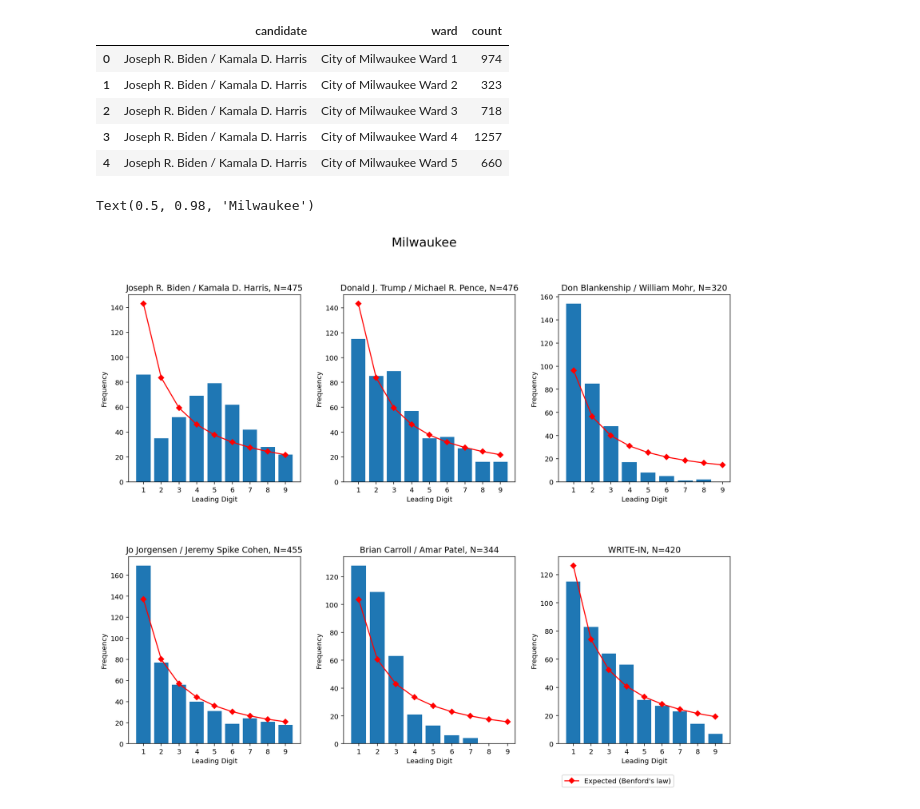
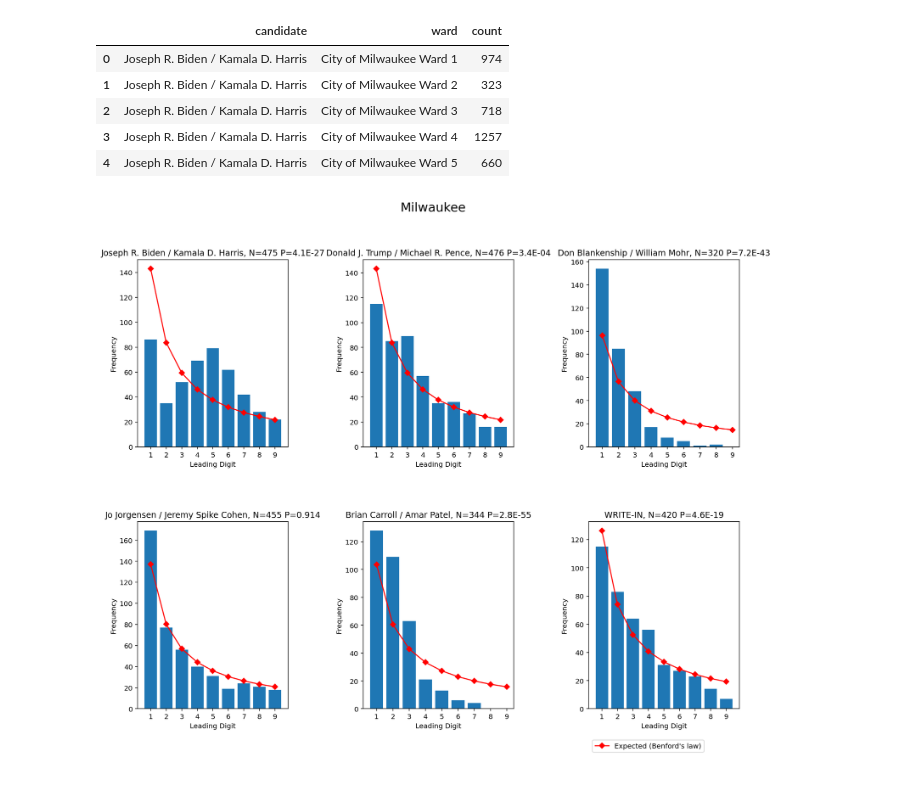
Before and after one commit to cjph8914/2020_benfords, a Jupyter notebook: Milwaukee_Wards_Benfords_Data.ipynb, the cells around one changed output. Cells and saved outputs as stored; diff of their text form; code cells hidden in the pictures.

```diff
--- a/Milwaukee_Wards_Benfords_Data.ipynb
+++ b/Milwaukee_Wards_Benfords_Data.ipynb
@@ -7,6 +7,9 @@
 import numpy as np
 import matplotlib.pyplot as plt
 import pandas as pd
+
+from benfordslaw import benfordslaw
+bl = benfordslaw(verbose=0)
 # %%
 import requests
 url = 'https://county.milwaukee.gov/EN/County-Clerk/Off-Nav/Election-Results/Election-Results-Fall-2020'
@@ -64,39 +67,45 @@ unstacked_data.head()
 
 fig, axs = plt.subplots(2, 3, figsize=(16, 12))
 fig.tight_layout(rect=[0.1, 0.1, 0.9, 0.9])
-plt.subplots_adjust(hspace=0.4, wspace=0.25)
+plt.subplots_adjust(hspace=0.4, wspace=0.5)
 
 axs = np.array(axs).flatten()
 candidates = unstacked_data.candidate.unique()
 
 # benford's law
 digit = np.arange(1, 10)
 
 for i in range(len(axs)):
-
     ax = axs[i]
     candidate = candidates[i]
-
     N = len(dataset[dataset[candidate].astype(int) > 0])
     expected = np.log10(1 + 1/digit)*N
 
     cur_data = unstacked_data
     cur_data = cur_data.groupby(['candidate', 'ward']).sum()
-    digits = cur_data.loc[candidate]['count'].astype(str).str[0].astype(int)
+
+    counts = cur_data.loc[candidate]['count']
+    P = bl.fit(np.array(counts.astype(int).tolist()))['P']
+
+    digits = counts.astype(str).str[0].astype(int)
     digits = digits[digits > 0]
 
     v = digits.value_counts()
     ax.bar(v.index, v.values)
     ax.set_xticks(range(1, 10))
 
     ax.plot(digit, expected, marker='D', color='red', label='Expected (Benford\'s law)')
 
-    ax.set_title("%s, N=%d" % (candidate, N))
+    if P < .001:
+        ax.set_title("%s, N=%d P=%.1E" % (candidate, N,P))
+    else:
+        ax.set_title("%s, N=%d P=%0.3f" % (candidate, N,P))
+
     ax.set_xlabel("Leading Digit")
     ax.set_ylabel("Frequency")
 
 plt.legend(loc=3, bbox_to_anchor=(0.0, -0.25))
 plt.suptitle("Milwaukee", fontsize=18)
+plt.savefig('images/milwaukee.png')
 # %% [output]
-Text(0.5, 0.98, 'Milwaukee')
-[figure, old version]
+[figure, new version]
```
Also changed, not shown: 10 other files.
